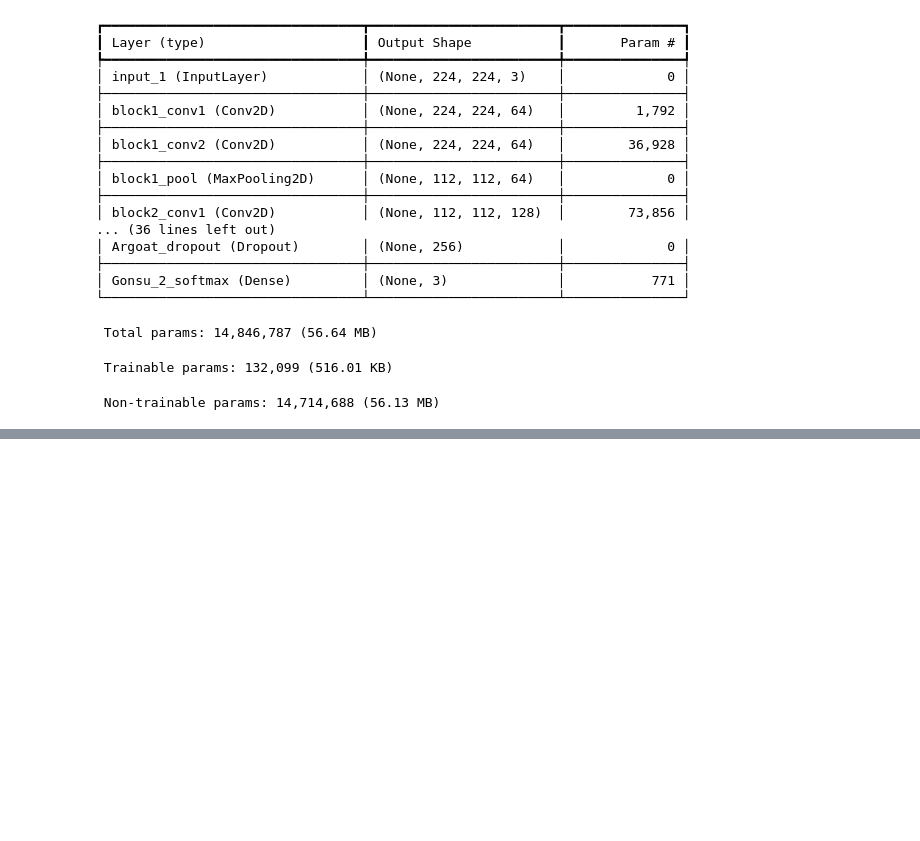
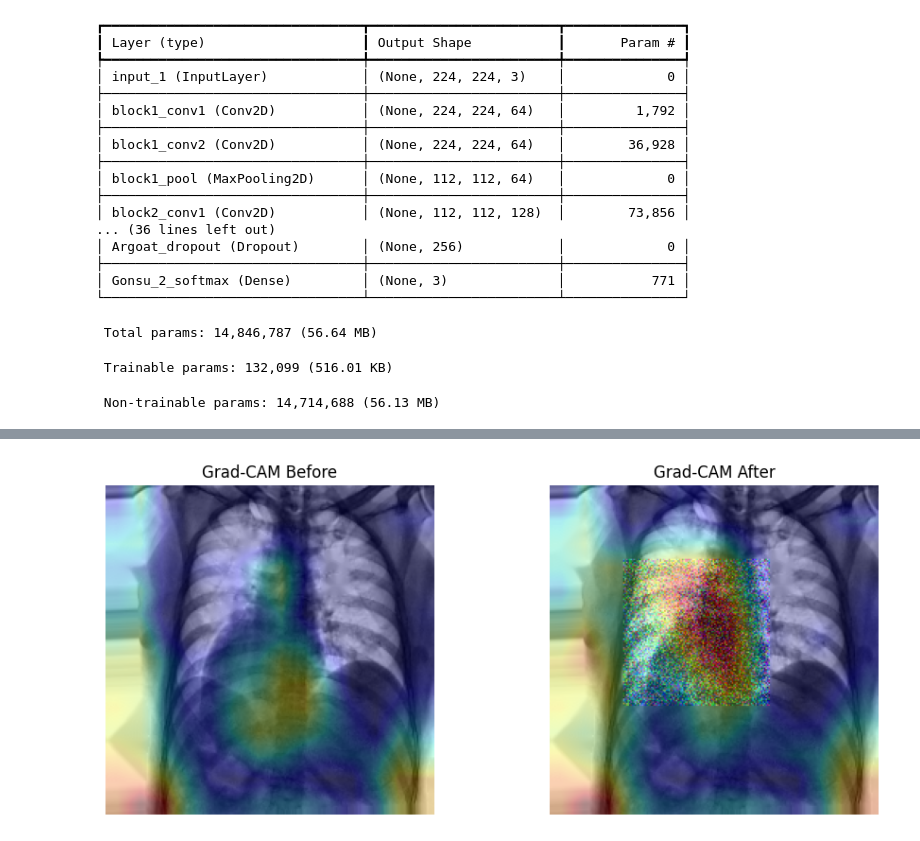
Before and after one commit to SalmaSherif7070/Nature-Inspired-Computing-Algorithms-on-CXR, a Jupyter notebook: src/Phase 2.4.ipynb, the cells around one changed output, grey strips where cells are left out. Drawn from its saved outputs; the diff is of its cells as text; code cells hidden in the pictures; blank space fills up the shorter version.

```diff
--- a/src/Phase 2.4.ipynb
+++ b/src/Phase 2.4.ipynb
@@ -1042,0 +788,11 @@ Final Score: 18.890750885009766
+# %%
+best_img_tf, best_score, history = optimize_gradcam_region_woa_tf(
+    model=final_model,
+    x_original=x_orig,
+    target_class=target_class,
+    region=region,
+    target_layer_name='block5_conv3',
+    num_whales=10,
+    max_iterations=50,
+    init_perturb=0.05
+)
@@ -1042,0 +817,10 @@ Final Score: 18.890750885009766
+# %%
+visualize_gradcam_on_image(
+    model=final_model,
+    x_orig=x_orig,
+    x_opt=best_img_tf,
+    target_class=target_class,
+    target_layer='block5_conv3'
+)
+# %% [output]
+[figure, added]
```
Also changed, not shown: parts of 35 cells of this notebook, 4 other files.
